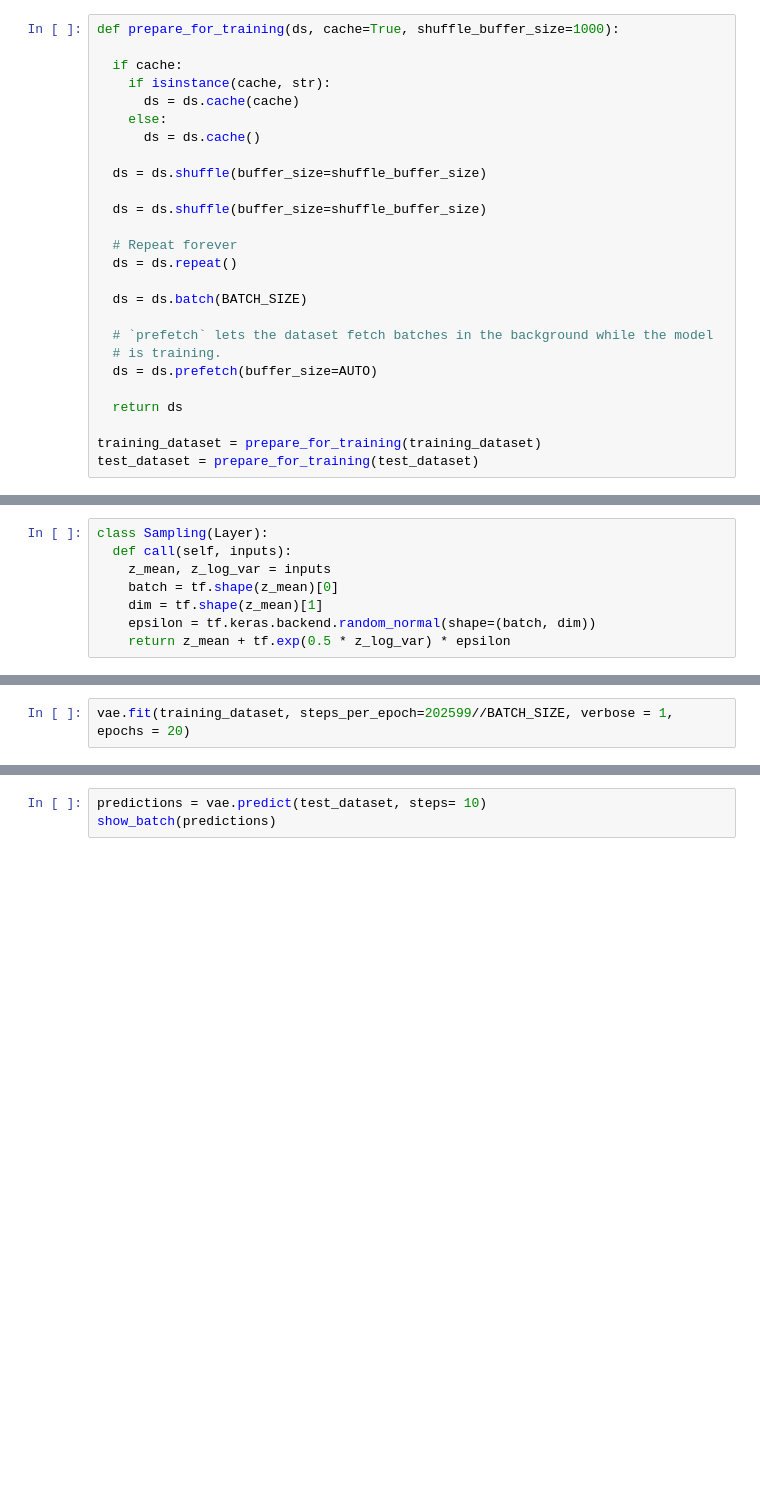
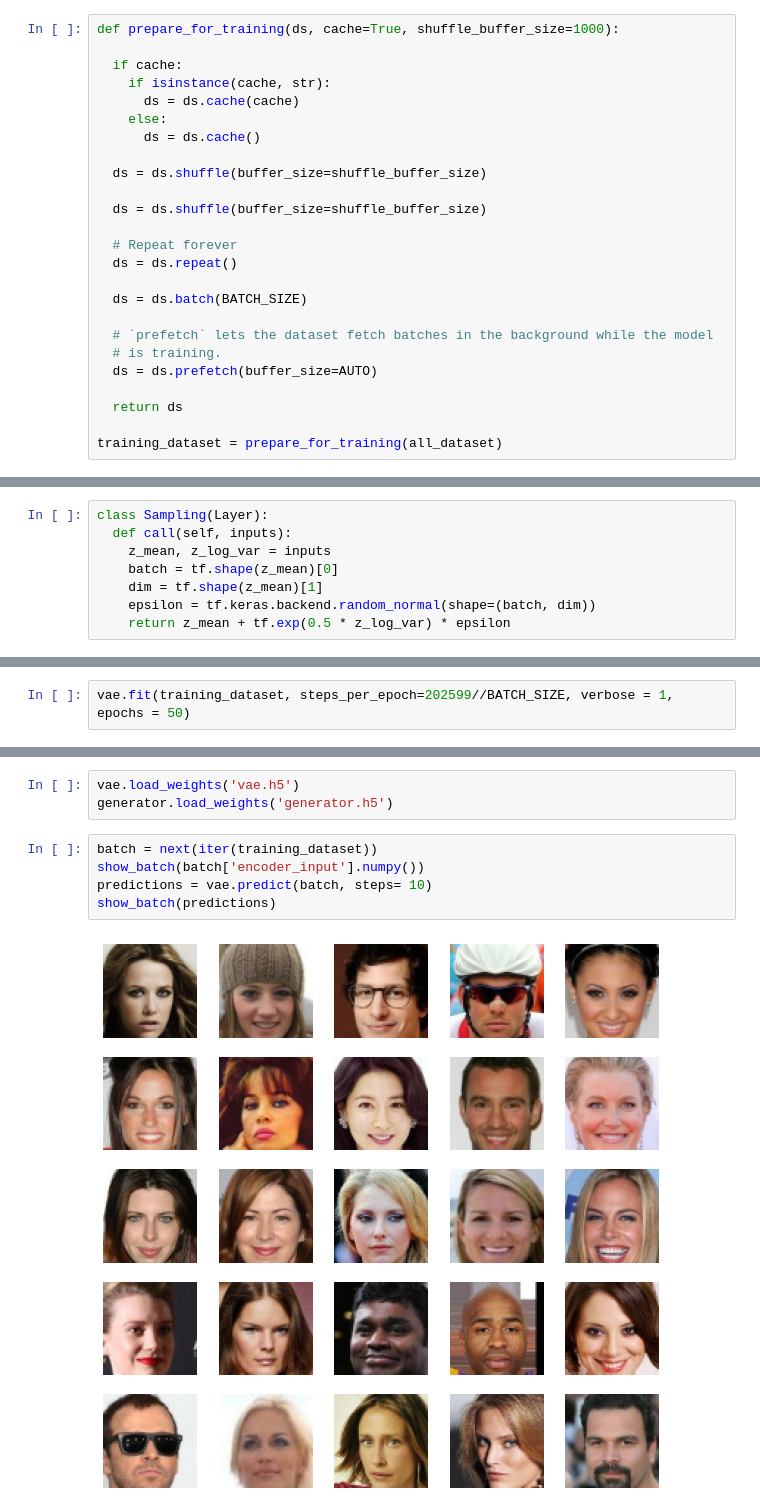
Before and after one commit to AI-Unibo-Projects/DL-Project, a Jupyter notebook: CVAE_model_Simone.ipynb, the cells around one changed output, grey strips where cells are left out. Cells and saved outputs as stored; diff of their text form; blank space fills up the shorter version.

```diff
--- a/CVAE_model_Simone.ipynb
+++ b/CVAE_model_Simone.ipynb
@@ -117,8 +112,7 @@ def prepare_for_training(ds, cache=True, shuffle_buffer_size=1000):
 
   return ds
 
-training_dataset = prepare_for_training(training_dataset)
-test_dataset = prepare_for_training(test_dataset)
+training_dataset = prepare_for_training(all_dataset)
 # %% [markdown]
 Let's take a peek at the dataset we've created:
 # %%
@@ -193,2 +228,2 @@ vae.summary()
 # %%
-vae.fit(training_dataset, steps_per_epoch=202599//BATCH_SIZE, verbose = 1, epochs = 20)
+vae.fit(training_dataset, steps_per_epoch=202599//BATCH_SIZE, verbose = 1, epochs = 50)
@@ -195,3 +252,10 @@ vae.fit(training_dataset, steps_per_epoch=202599//BATCH_SIZE, verbose = 1, epoch
+# %%
+vae.load_weights('vae.h5')
+generator.load_weights('generator.h5')
 # %%
-predictions = vae.predict(test_dataset, steps= 10)
+batch = next(iter(training_dataset))
+show_batch(batch['encoder_input'].numpy())
+predictions = vae.predict(batch, steps= 10)
 show_batch(predictions)
+# %% [output]
+[figure, added]
```
Also changed, not shown: parts of 10 cells of this notebook, 1 other file.
